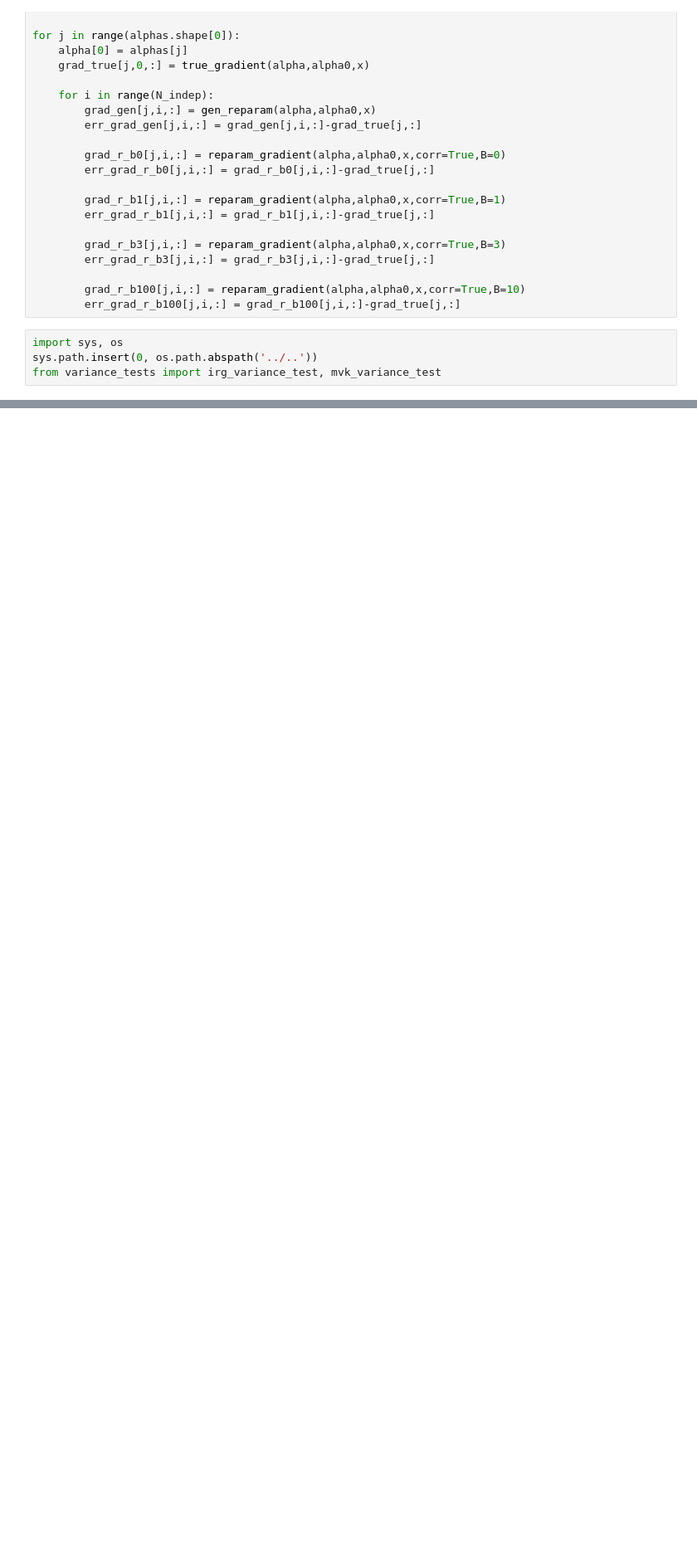
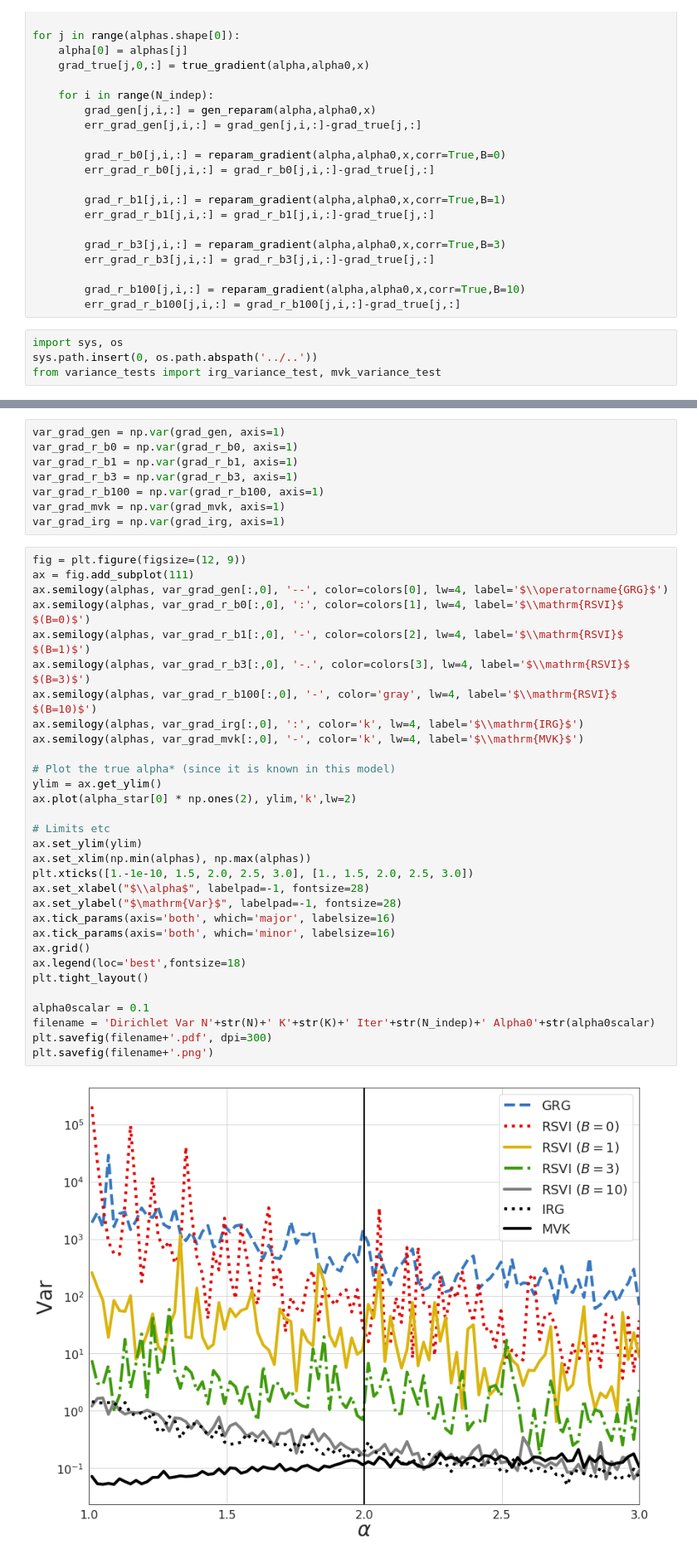
Before and after one commit to astirn/MV-Kumaraswamy, a Jupyter notebook: ars-reparameterization/dirichlet/dirichlet-multinomial.ipynb, the cells around one changed output, grey strips where cells are left out. Shown at 83% size. Saved outputs shown, nothing was run; the diff lists cells and outputs as text; blank space fills up the shorter version.

```diff
--- a/ars-reparameterization/dirichlet/dirichlet-multinomial.ipynb
+++ b/ars-reparameterization/dirichlet/dirichlet-multinomial.ipynb
@@ -263,0 +233,41 @@ plt.savefig(filename+'.png')
+# %%
+var_grad_gen = np.var(grad_gen, axis=1)
+var_grad_r_b0 = np.var(grad_r_b0, axis=1)
+var_grad_r_b1 = np.var(grad_r_b1, axis=1)
+var_grad_r_b3 = np.var(grad_r_b3, axis=1)
+var_grad_r_b100 = np.var(grad_r_b100, axis=1)
+var_grad_mvk = np.var(grad_mvk, axis=1)
+var_grad_irg = np.var(grad_irg, axis=1)
+# %%
+fig = plt.figure(figsize=(12, 9))
+ax = fig.add_subplot(111)
+ax.semilogy(alphas, var_grad_gen[:,0], '--', color=colors[0], lw=4, label='$\\operatorname{GRG}$')
+ax.semilogy(alphas, var_grad_r_b0[:,0], ':', color=colors[1], lw=4, label='$\\mathrm{RSVI}$ $(B=0)$')
+ax.semilogy(alphas, var_grad_r_b1[:,0], '-', color=colors[2], lw=4, label='$\\mathrm{RSVI}$ $(B=1)$')
+ax.semilogy(alphas, var_grad_r_b3[:,0], '-.', color=colors[3], lw=4, label='$\\mathrm{RSVI}$ $(B=3)$')
+ax.semilogy(alphas, var_grad_r_b100[:,0], '-', color='gray', lw=4, label='$\\mathrm{RSVI}$ $(B=10)$')
+ax.semilogy(alphas, var_grad_irg[:,0], ':', color='k', lw=4, label='$\\mathrm{IRG}$')
+ax.semilogy(alphas, var_grad_mvk[:,0], '-', color='k', lw=4, label='$\\mathrm{MVK}$')
+
+# Plot the true alpha* (since it is known in this model)
+ylim = ax.get_ylim()
+ax.plot(alpha_star[0] * np.ones(2), ylim,'k',lw=2)
+
+# Limits etc
+ax.set_ylim(ylim)
+ax.set_xlim(np.min(alphas), np.max(alphas))
+plt.xticks([1.-1e-10, 1.5, 2.0, 2.5, 3.0], [1., 1.5, 2.0, 2.5, 3.0])
+ax.set_xlabel("$\\alpha$", labelpad=-1, fontsize=28)
+ax.set_ylabel("$\mathrm{Var}$", labelpad=-1, fontsize=28)
+ax.tick_params(axis='both', which='major', labelsize=16)
+ax.tick_params(axis='both', which='minor', labelsize=16)
+ax.grid()
+ax.legend(loc='best',fontsize=18)
+plt.tight_layout()
+
+alpha0scalar = 0.1
+filename = 'Dirichlet Var N'+str(N)+' K'+str(K)+' Iter'+str(N_indep)+' Alpha0'+str(alpha0scalar)
+plt.savefig(filename+'.pdf', dpi=300)
+plt.savefig(filename+'.png')
+# %% [output]
+[figure, added]
```
Also changed, not shown: parts of 9 cells of this notebook, 2 other files.
